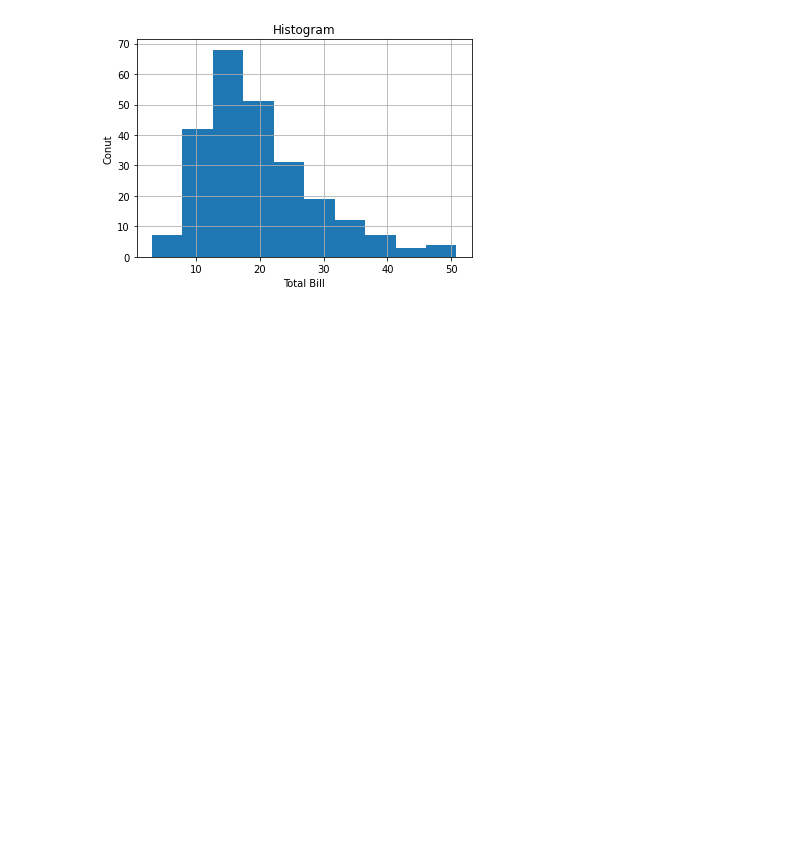
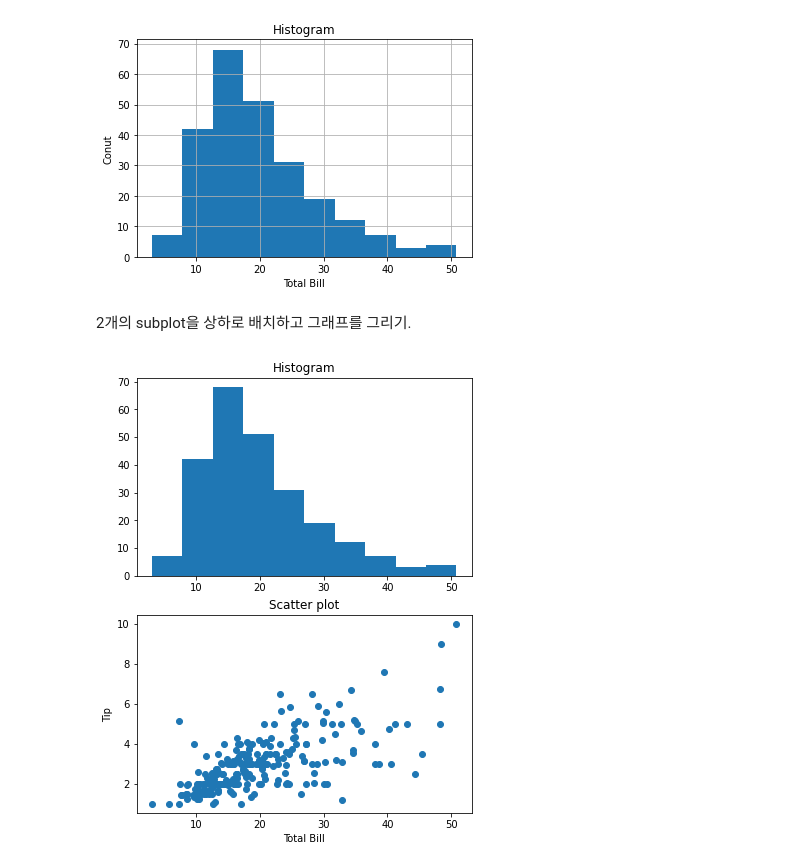
Before and after one commit to JakeOh/202208_itw_java134_lab_python, a Jupyter notebook: py21_matplotlib.ipynb, the cells around one changed output. Cells and saved outputs as stored; diff of their text form; code cells hidden in the pictures; blank space fills up the shorter version.

```diff
--- a/py21_matplotlib.ipynb
+++ b/py21_matplotlib.ipynb
@@ -65,3 +65,27 @@ axis.set_title('Histogram')
 plt.show()
 # %% [output]
 [figure]
+# %% [markdown]
+2개의 subplot을 상하로 배치하고 그래프를 그리기.
+# %%
+# 1. figure 생성
+fig = plt.figure(figsize=(6, 8))
+
+# 2. subplot 추가
+ax1 = fig.add_subplot(2, 1, 1)  # add_subplot(211)
+ax2 = fig.add_subplot(212)  # add_subplot(2, 1, 2)와 동일.
+
+# 3. 각 subplot에 그래프 그림.
+ax1.hist(x=tips.total_bill)  # 히스토그램
+ax2.scatter(x=tips.total_bill, y=tips.tip)  # 산점도
+
+# 4. 옵션 설정.
+ax1.set_title('Histogram')
+ax2.set_title('Scatter plot')
+ax2.set_xlabel('Total Bill')
+ax2.set_ylabel('Tip')
+
+# 5. 보여주기
+plt.show()
+# %% [output]
+[figure, added]
```
Also changed, not shown: parts of 7 cells of this notebook.
